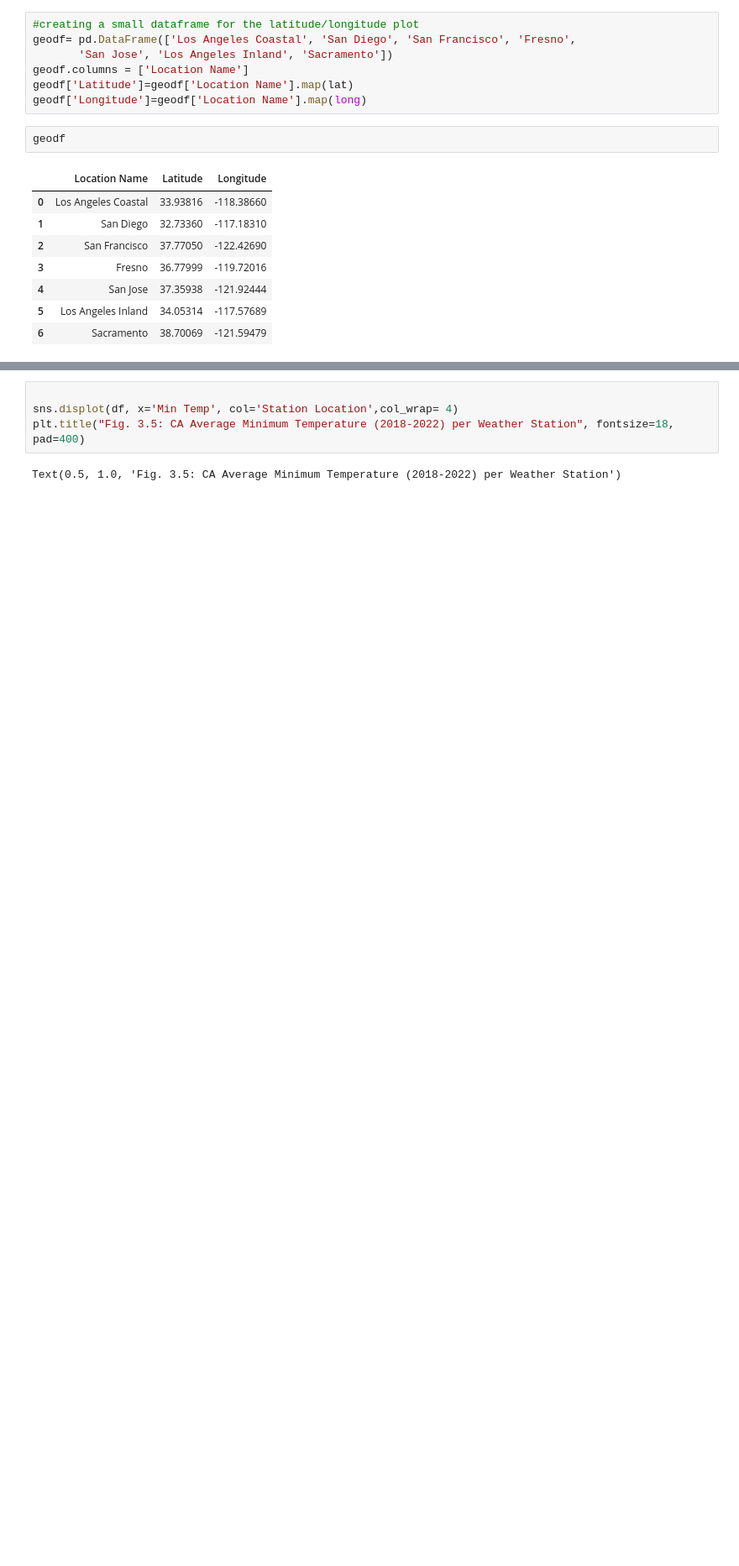
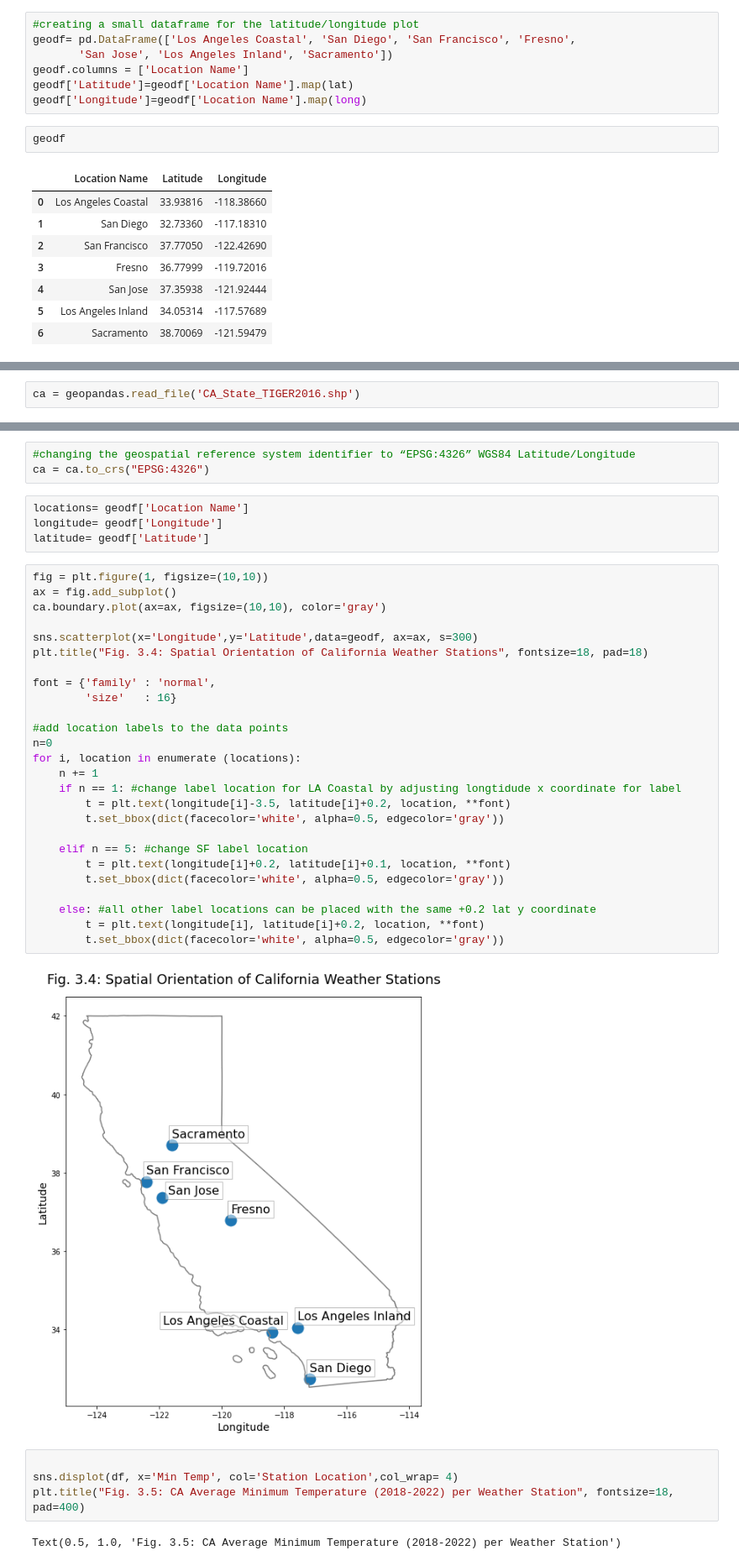
Before and after one commit to AuroraGinzburg/ML_Portfolio, a Jupyter notebook: Portfolio Projects/Weather and Energy/Visualizations of Energy and Weather Data.ipynb, the cells around one changed output, grey strips where cells are left out. Shown at 84% size. Drawn from its saved outputs; the diff is of its cells as text; blank space fills up the shorter version.

```diff
--- a/Portfolio Projects/Weather and Energy/Visualizations of Energy and Weather Data.ipynb
+++ b/Portfolio Projects/Weather and Energy/Visualizations of Energy and Weather Data.ipynb
@@ -120,0 +116,2 @@ Text(0.5, 1.0, 'Fig. 3.4: Spatial Orientation of California Weather Stations')
+# %%
+ca = geopandas.read_file('CA_State_TIGER2016.shp')
@@ -121,3 +123,38 @@ Text(0.5, 1.0, 'Fig. 3.4: Spatial Orientation of California Weather Stations')
+# %%
+#changing the geospatial reference system identifier to “EPSG:4326” WGS84 Latitude/Longitude
+ca = ca.to_crs("EPSG:4326")
+# %%
+locations= geodf['Location Name']
+longitude= geodf['Longitude']
+latitude= geodf['Latitude']
+# %%
+fig = plt.figure(1, figsize=(10,10))
+ax = fig.add_subplot()
+ca.boundary.plot(ax=ax, figsize=(10,10), color='gray')
+
+sns.scatterplot(x='Longitude',y='Latitude',data=geodf, ax=ax, s=300)
+plt.title("Fig. 3.4: Spatial Orientation of California Weather Stations", fontsize=18, pad=18)
+
+font = {'family' : 'normal',
+        'size'   : 16}
+
+#add location labels to the data points
+n=0
+for i, location in enumerate (locations):
+    n += 1
+    if n == 1: #change label location for LA Coastal by adjusting longtidude x coordinate for label
+        t = plt.text(longitude[i]-3.5, latitude[i]+0.2, location, **font)
+        t.set_bbox(dict(facecolor='white', alpha=0.5, edgecolor='gray'))
+
+    elif n == 5: #change SF label location
+        t = plt.text(longitude[i]+0.2, latitude[i]+0.1, location, **font)
+        t.set_bbox(dict(facecolor='white', alpha=0.5, edgecolor='gray'))
+
+    else: #all other label locations can be placed with the same +0.2 lat y coordinate
+        t = plt.text(longitude[i], latitude[i]+0.2, location, **font)
+        t.set_bbox(dict(facecolor='white', alpha=0.5, edgecolor='gray'))
+# %% [output]
+[figure, added]
 # %%
 
 sns.displot(df, x='Min Temp', col='Station Location',col_wrap= 4)
```
Also changed, not shown: parts of 7 cells of this notebook.
